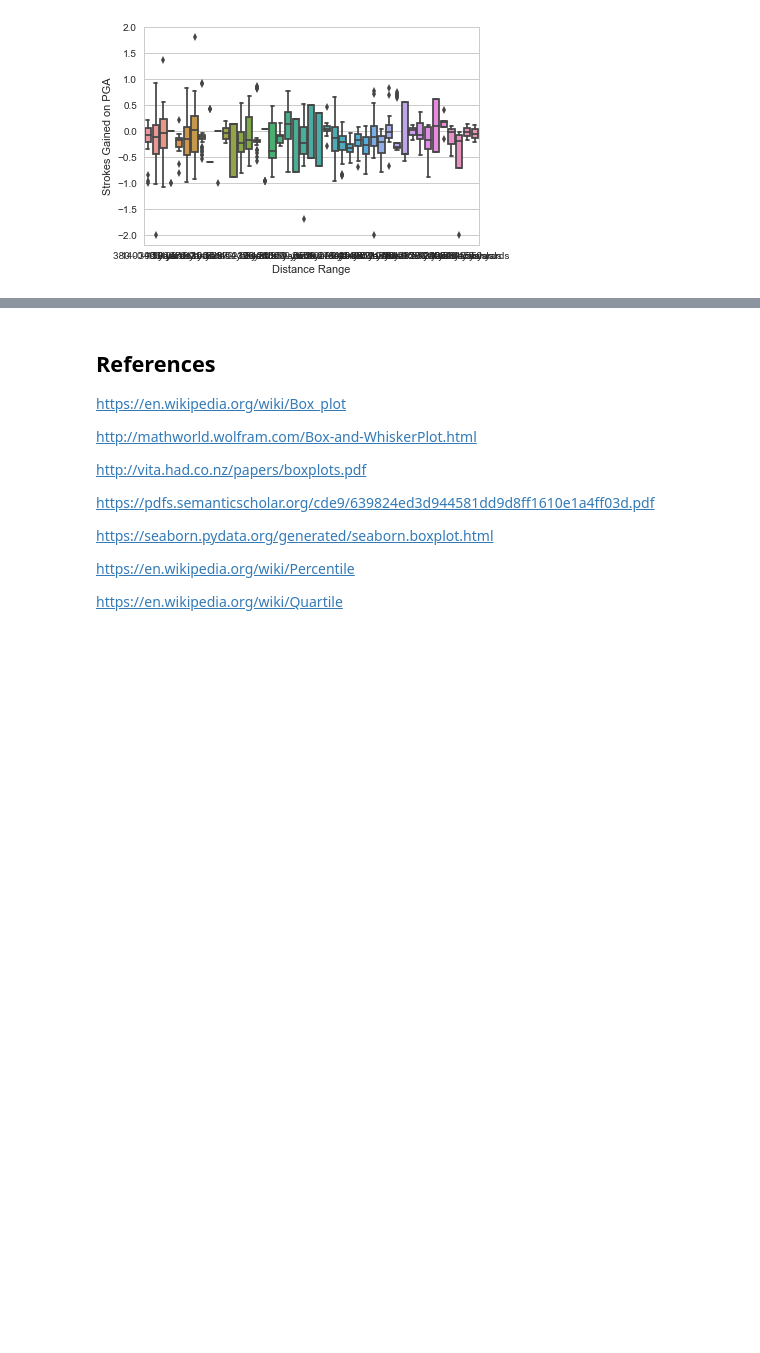
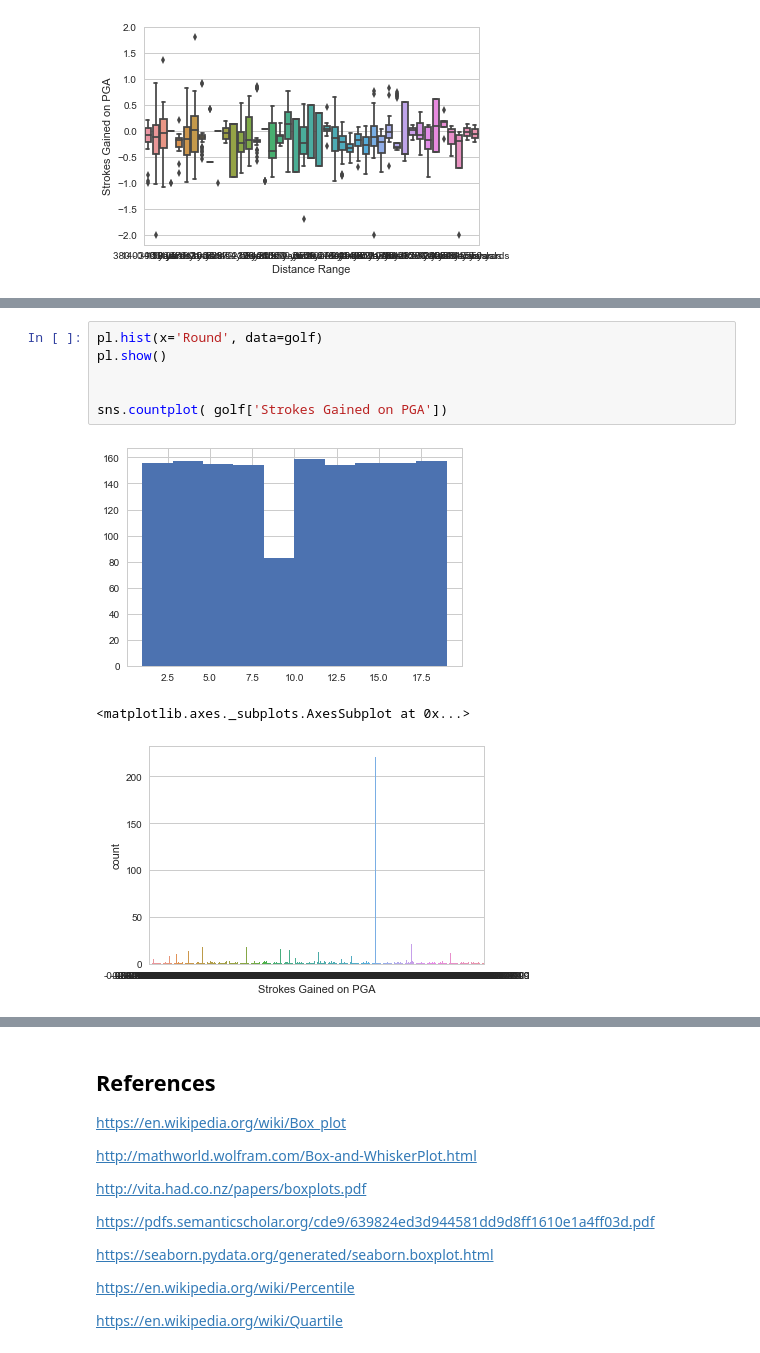
Before and after one commit to diarmuidwhelan/Fundamentals_of_Data_Analysis_Project, a Jupyter notebook: Fund_of_DA_proj.ipynb, the cells around one changed output, grey strips where cells are left out. Drawn from its saved outputs; the diff is of its cells as text; blank space fills up the shorter version.

```diff
--- a/Fund_of_DA_proj.ipynb
+++ b/Fund_of_DA_proj.ipynb
@@ -95,0 +106,10 @@ Percentile is a measure used in statistics indicating the value below which a gi
+# %%
+pl.hist(x='Round', data=golf)
+pl.show()
+
+
+sns.countplot( golf['Strokes Gained on PGA'])
+# %% [output]
+[figure, added]
+<matplotlib.axes._subplots.AxesSubplot at 0x...>
+[figure, added]
```
Also changed, not shown: parts of 22 cells of this notebook.
